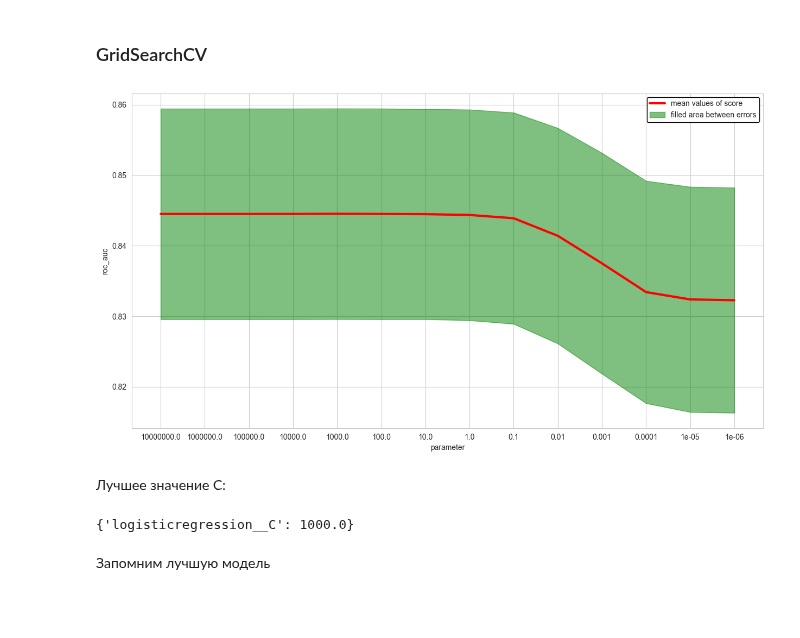
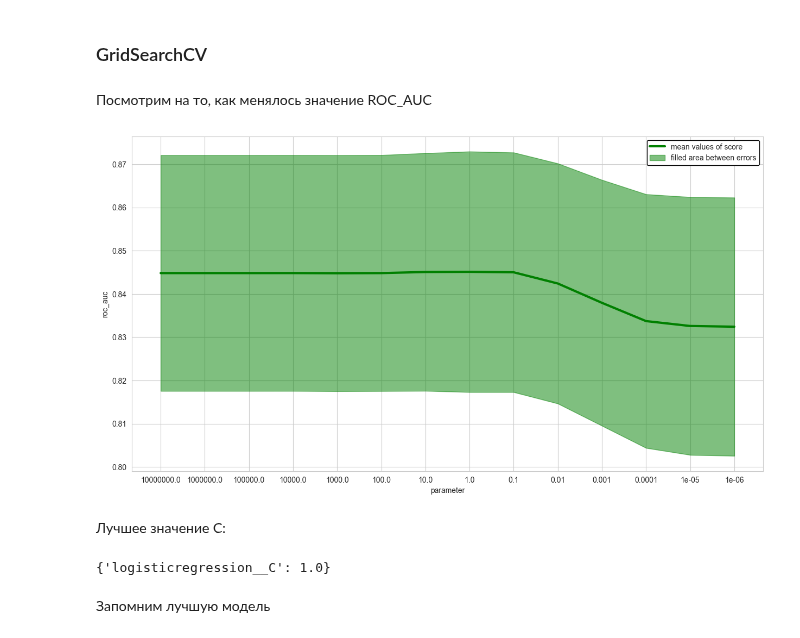
Before and after one commit to kudrmax/machine-learning, a Jupyter notebook: dls/dls-hw/dls-hw3/result.ipynb, the cells around one changed output. Saved outputs shown, nothing was run; the diff lists cells and outputs as text; code cells hidden in the pictures; blank space fills up the shorter version.

```diff
--- a/dls/dls-hw/dls-hw3/result.ipynb
+++ b/dls/dls-hw/dls-hw3/result.ipynb
@@ -234,43 +232,43 @@ pipeline.score(X, y)
 # %%
 from sklearn.model_selection import GridSearchCV
 # %%
-# param = {'logisticregression__C': [100000, 10, 0.0001]}
-# param = {'logisticregression__C': [100, 10, 1, 0.1, 0.01, 0.001]}
 param = {'logisticregression__C': [10000000 / 10 ** i for i in range(14)]}
 
-model = GridSearchCV(estimator=pipeline,
-                     param_grid=param,
-                     cv=10,
-                     scoring='roc_auc',
-                     n_jobs=-1)
-model.fit(X, y)
+linear_model = GridSearchCV(estimator=pipeline,
+                            param_grid=param,
+                            cv=30,
+                            scoring='roc_auc',
+                            n_jobs=-1)
+linear_model.fit(X, y)
 None
+# %% [markdown]
+Посмотрим на то, как менялось значение ROC_AUC
 # %%
-means = model.cv_results_['mean_test_score']
-error = model.cv_results_['std_test_score']
+means = linear_model.cv_results_['mean_test_score']
+error = linear_model.cv_results_['std_test_score']
 grid = list(range(len(means)))
 # grid = param['logisticregression__C']
 
 plt.figure(figsize=(15, 8))
 
-plt.plot(grid, means, label='mean values of score', color='red', lw=3)
+plt.plot(grid, means, label='mean values of score', color='green', lw=3)
 plt.fill_between(grid, means - error, means + error, color='green', label='filled area between errors', alpha=0.5)
 
 plt.xticks(grid, param['logisticregression__C'])
 
 legend_box = plt.legend(framealpha=1).get_frame()
 legend_box.set_facecolor("white")
 legend_box.set_edgecolor("black")
 plt.xlabel('parameter')
 plt.ylabel('roc_auc')
 plt.show()
 # %% [output]
-[figure, old version]
+[figure, new version]
 # %% [markdown]
 Лучшее значение C:
 # %%
-model.best_params_
+linear_model.best_params_
 # %% [output]
-{'logisticregression__C': 1000.0}
+{'logisticregression__C': 1.0}
 # %% [markdown]
 Запомним лучшую модель
```
Also changed, not shown: parts of 7 cells of this notebook.
